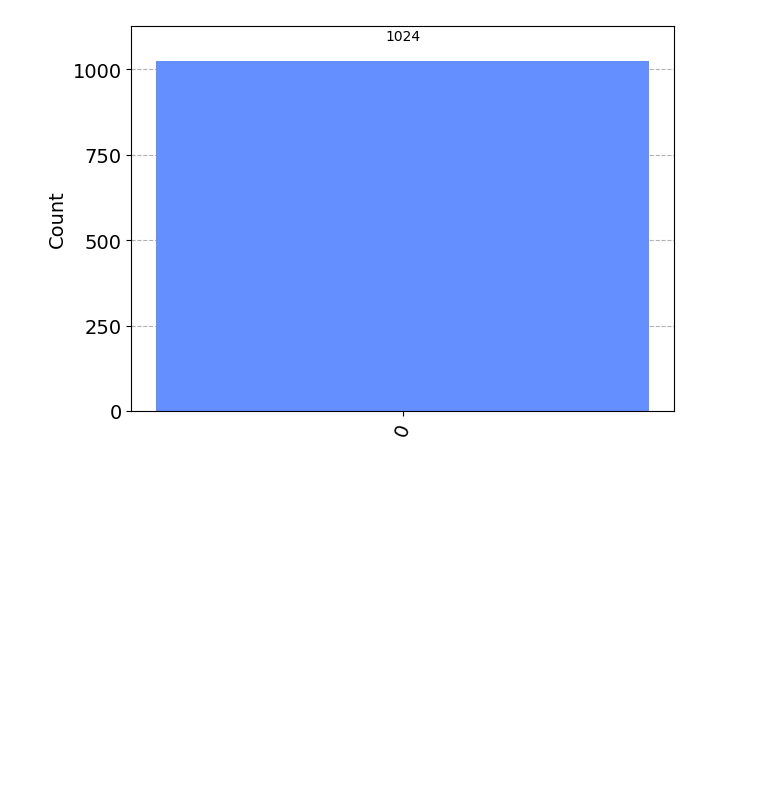
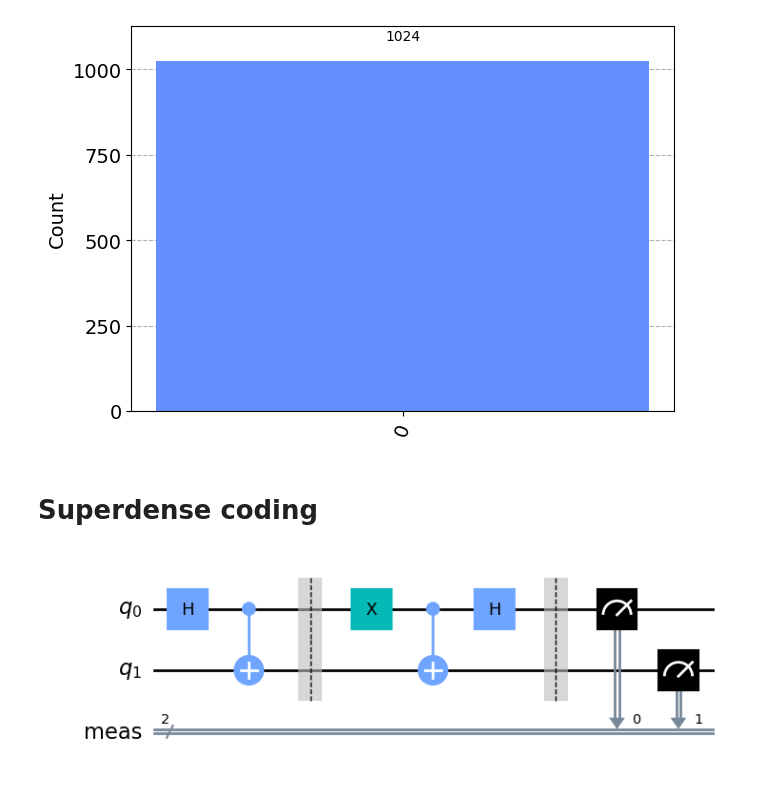
Before and after one commit to 8888/quantum-workbook, a Jupyter notebook: qiskit-textbook/5-entanglement-in-action.ipynb, the cells around one changed output. Saved outputs shown, nothing was run; the diff lists cells and outputs as text; code cells hidden in the pictures; blank space fills up the shorter version.

Commit message:
superdense coding

```diff
--- a/qiskit-textbook/5-entanglement-in-action.ipynb
+++ b/qiskit-textbook/5-entanglement-in-action.ipynb
@@ -171,3 +171,5 @@ filtered_statistics = marginal_distribution(statistics, [2])
 display(plot_histogram(filtered_statistics))
 # %% [output]
 [figure]
+# %% [markdown]
+# Superdense coding
@@ -173,0 +183,26 @@ display(plot_histogram(filtered_statistics))
+# %%
+# bits to be transmitted
+c = "1"
+d = "0"
+
+protocol = QuantumCircuit(2)
+
+# Prepare ebit used for superdense coding
+protocol.h(0)
+protocol.cx(0, 1)
+protocol.barrier()
+
+# Alice's operations
+if d == "1":
+  protocol.z(0)
+if c == "1":
+  protocol.x(0)
+
+# Bob's actions
+protocol.cx(0, 1)
+protocol.h(0)
+protocol.measure_all()
+
+display(protocol.draw("mpl"))
+# %% [output]
+[figure, added]
```
Also changed, not shown: parts of 2 cells of this notebook.
